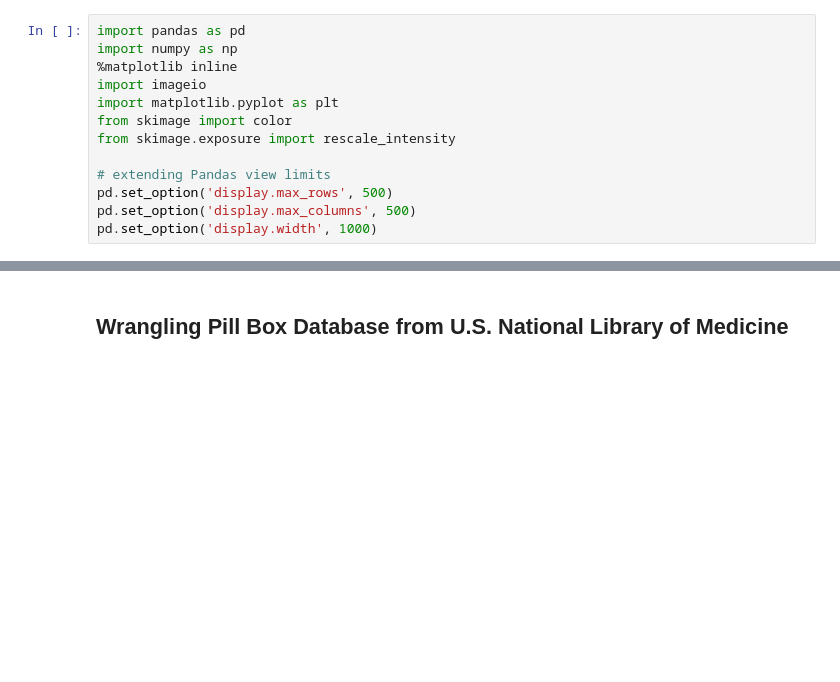
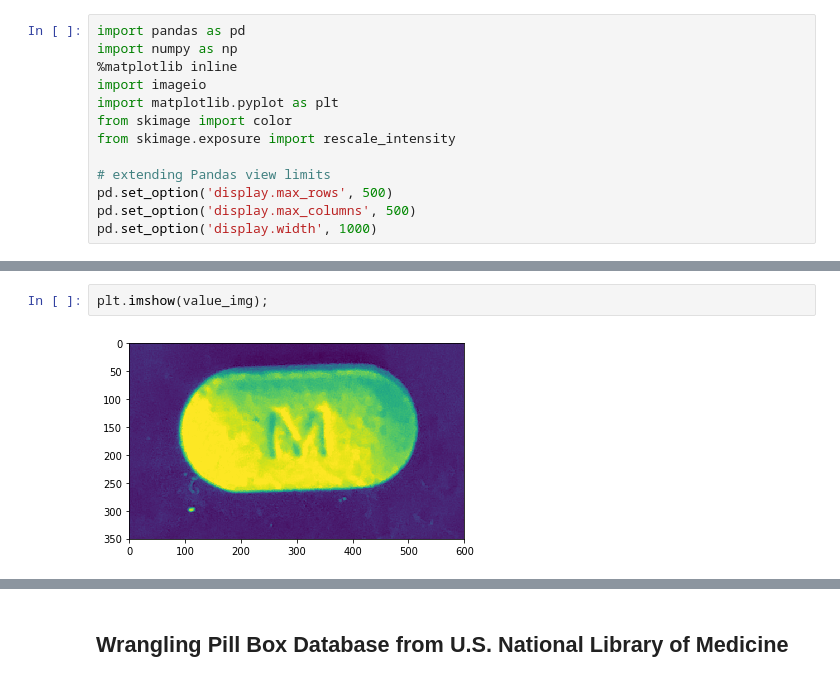
Before and after one commit to labs12-rxid/DS, a Jupyter notebook: pill_id_test.ipynb, the cells around one changed output, grey strips where cells are left out. Cells and saved outputs as stored; diff of their text form; blank space fills up the shorter version.

```diff
--- a/pill_id_test.ipynb
+++ b/pill_id_test.ipynb
@@ -50,0 +90,4 @@ plt.imshow(labelpic_grayscale)
+# %%
+plt.imshow(value_img);
+# %% [output]
+[figure, added]
```
Also changed, not shown: parts of 22 cells of this notebook.
